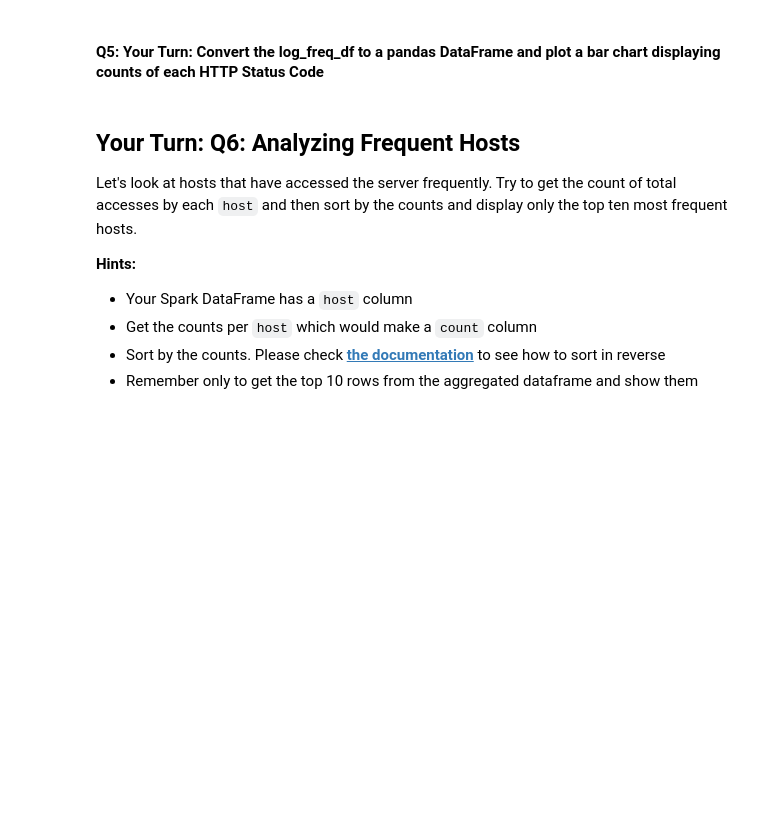
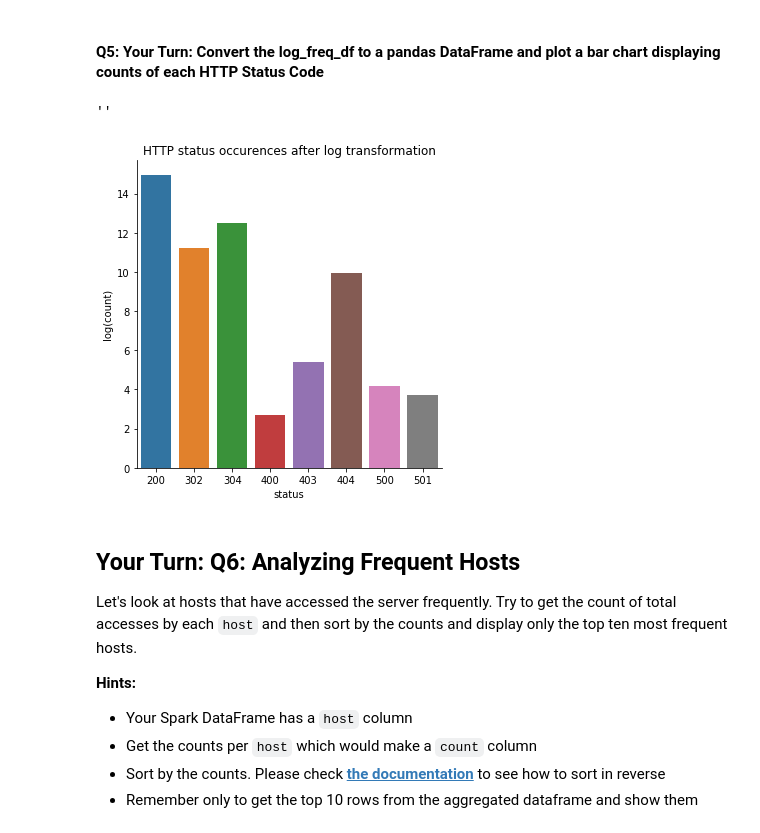
Before and after one commit to gdhakal/ml-projects-portfolio, a Jupyter notebook: data-wrangling-at-scale-with-spark/data_wrangling_at_scale_with_spark.ipynb, the cells around one changed output. Saved outputs shown, nothing was run; the diff lists cells and outputs as text; code cells hidden in the pictures; blank space fills up the shorter version.

```diff
--- a/data-wrangling-at-scale-with-spark/data_wrangling_at_scale_with_spark.ipynb
+++ b/data-wrangling-at-scale-with-spark/data_wrangling_at_scale_with_spark.ipynb
@@ -556,3 +730,15 @@ log_freq_pd_df.plot(x='status', y='count', kind='bar')
+# %%
+log_freq_pd_df = (log_freq_df
+                    .toPandas()
+                    .sort_values(by=['log(count)'],
+                                 ascending=False))
+sns.catplot(x='status', y='log(count)', data=log_freq_pd_df,
+            kind='bar', order=status_freq_pd_df['status'])
+plt.title('HTTP status occurences after log transformation')
+;
+# %% [output]
+''
+[figure, added]
 # %% [markdown]
 ## Your Turn: Q6: Analyzing Frequent Hosts
 
```
Also changed, not shown: parts of 71 cells of this notebook, 10 other files.
